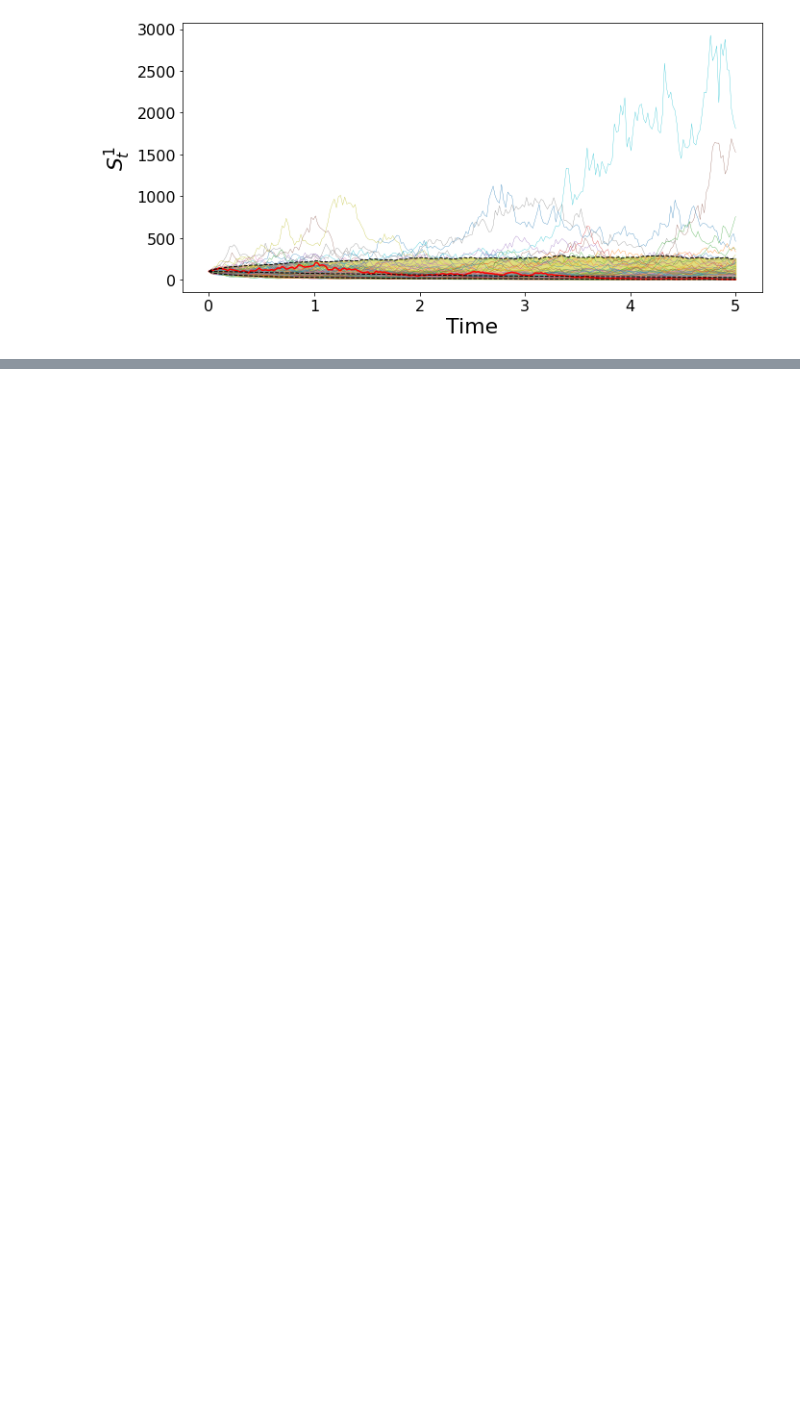
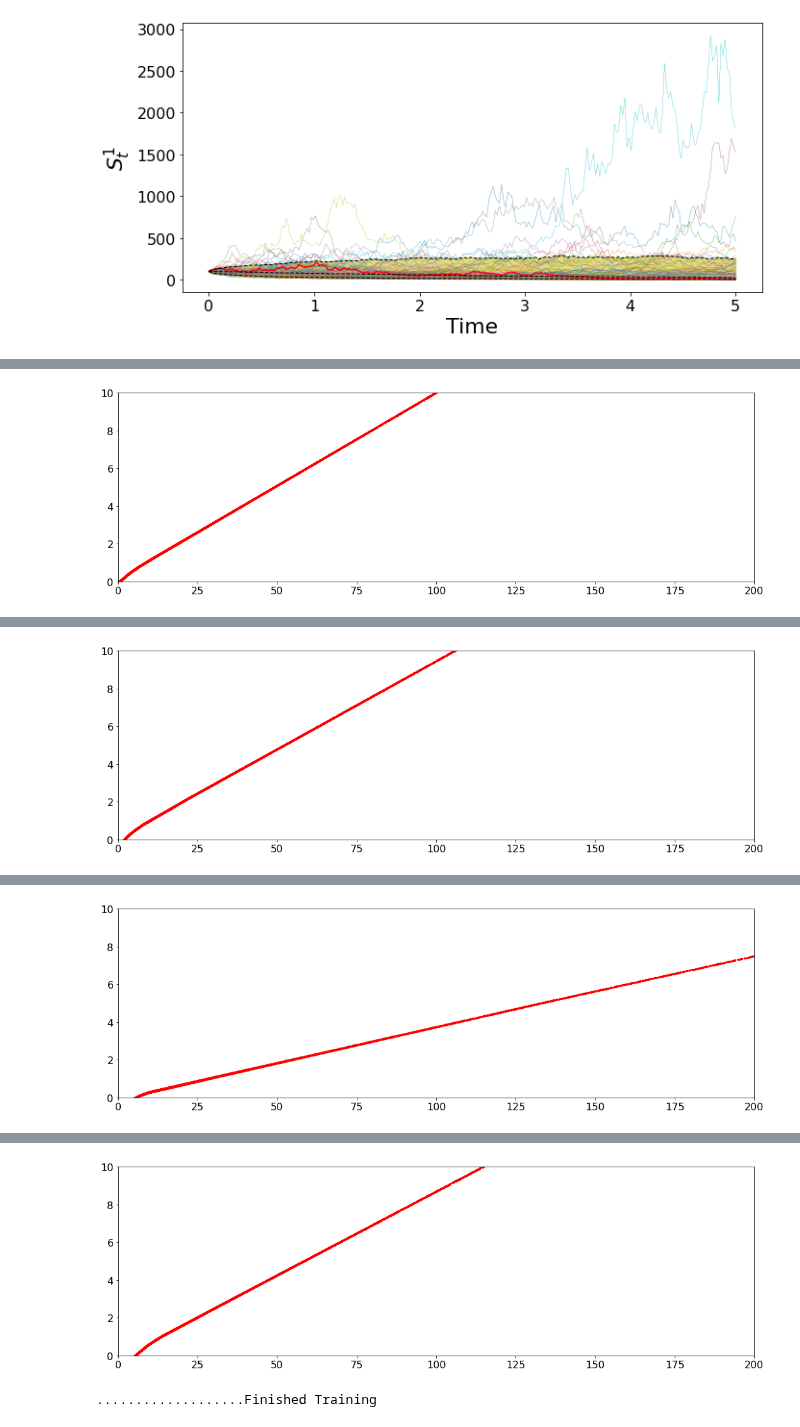
Before and after one commit to tatsath/PortfolioOptimization, a Jupyter notebook: DigitalOptionPrice.ipynb, the cells around one changed output, grey strips where cells are left out. Drawn from its saved outputs; the diff is of its cells as text; code cells hidden in the pictures; blank space fills up the shorter version.

```diff
--- a/DigitalOptionPrice.ipynb
+++ b/DigitalOptionPrice.ipynb
@@ -24,6 +24,13 @@ import copy
 torch.manual_seed(20)
 torch.cuda.manual_seed(20)
 np.random.seed(20)
+# %%
+# create an ANN and use GPU if available
+
+if torch.cuda.is_available():
+    device = torch.device('cuda')
+else:
+    device = torch.device('cpu')
 # %%
 # 1 asset
 params = {
@@ -287,7 +245,7 @@ torch.cuda.is_available()
 optimizer = optim.Adam(net.parameters())
 
 
-Nepochs = 1000
+Nepochs = 100
 loss_hist = []
 risk_history = []
 wass_dist_history=[]
@@ -334,3 +292,4 @@ for epoch in range(Nepochs):  # loop over the dataset multiple times
 
 
 print('Finished Training')
+# %% [output]
@@ -336,0 +298 @@ print('Finished Training')
+[figure, added]
@@ -336,0 +301 @@ print('Finished Training')
+[figure, added]
@@ -336,0 +304 @@ print('Finished Training')
+[figure, added]
@@ -336,0 +307,2 @@ print('Finished Training')
+[figure, added]
+...................Finished Training
```
Also changed, not shown: parts of 12 cells of this notebook.
